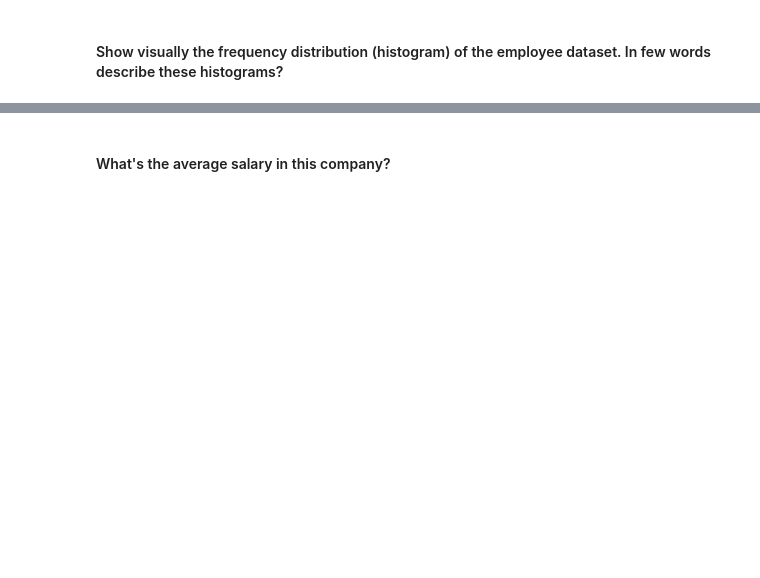
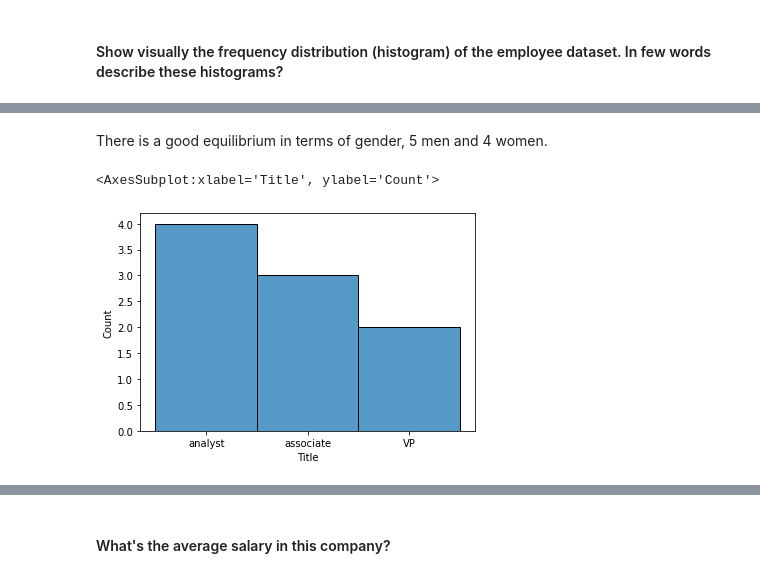
Before and after one commit to antoniogarciagiron/lab-subsetting-and-descriptive-stats, a Jupyter notebook: your-code/main.ipynb, the cells around one changed output, grey strips where cells are left out. Saved outputs shown, nothing was run; the diff lists cells and outputs as text; code cells hidden in the pictures; blank space fills up the shorter version.

```diff
--- a/your-code/main.ipynb
+++ b/your-code/main.ipynb
@@ -154,0 +199,7 @@ Std:  1.57
+# %% [markdown]
+There is a good equilibrium in terms of gender, 5 men and 4 women.
+# %%
+sns.histplot(employee.Title)
+# %% [output]
+<AxesSubplot:xlabel='Title', ylabel='Count'>
+[figure, added]
```
Also changed, not shown: parts of 53 cells of this notebook.
